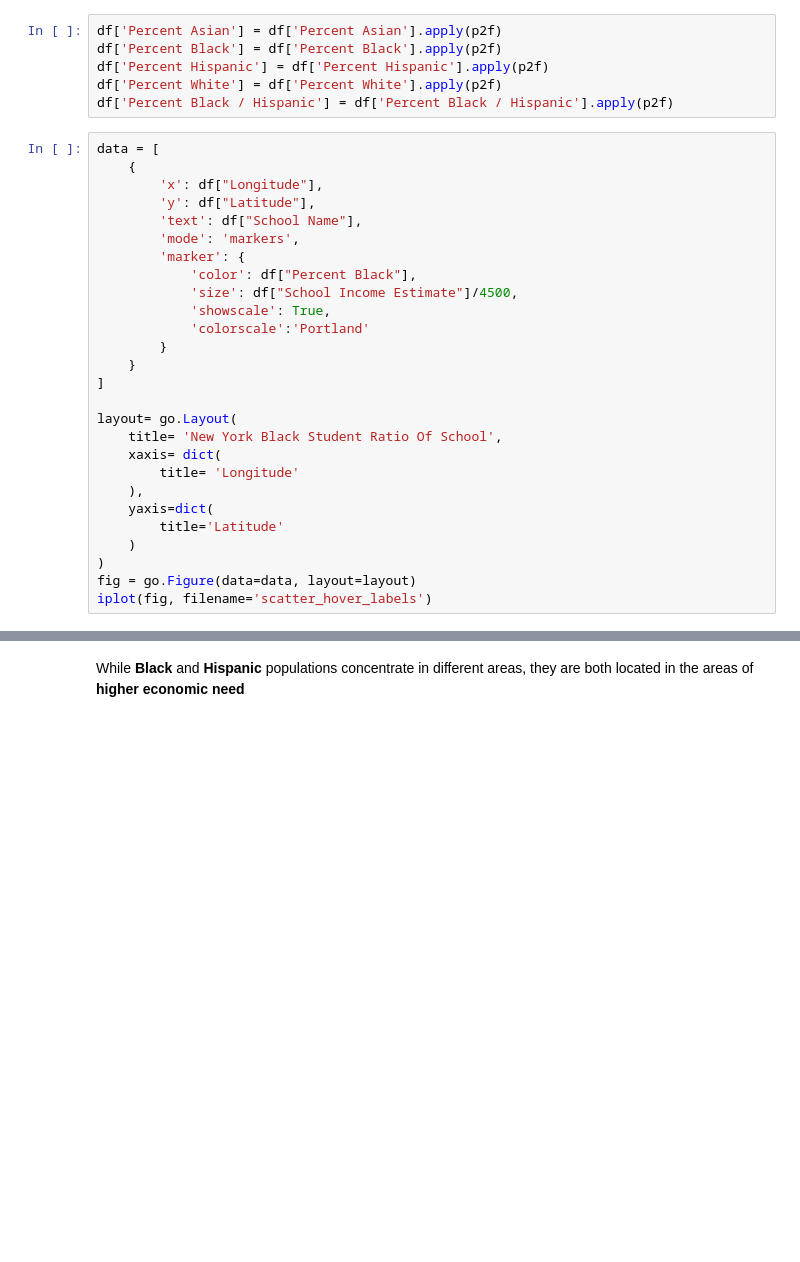
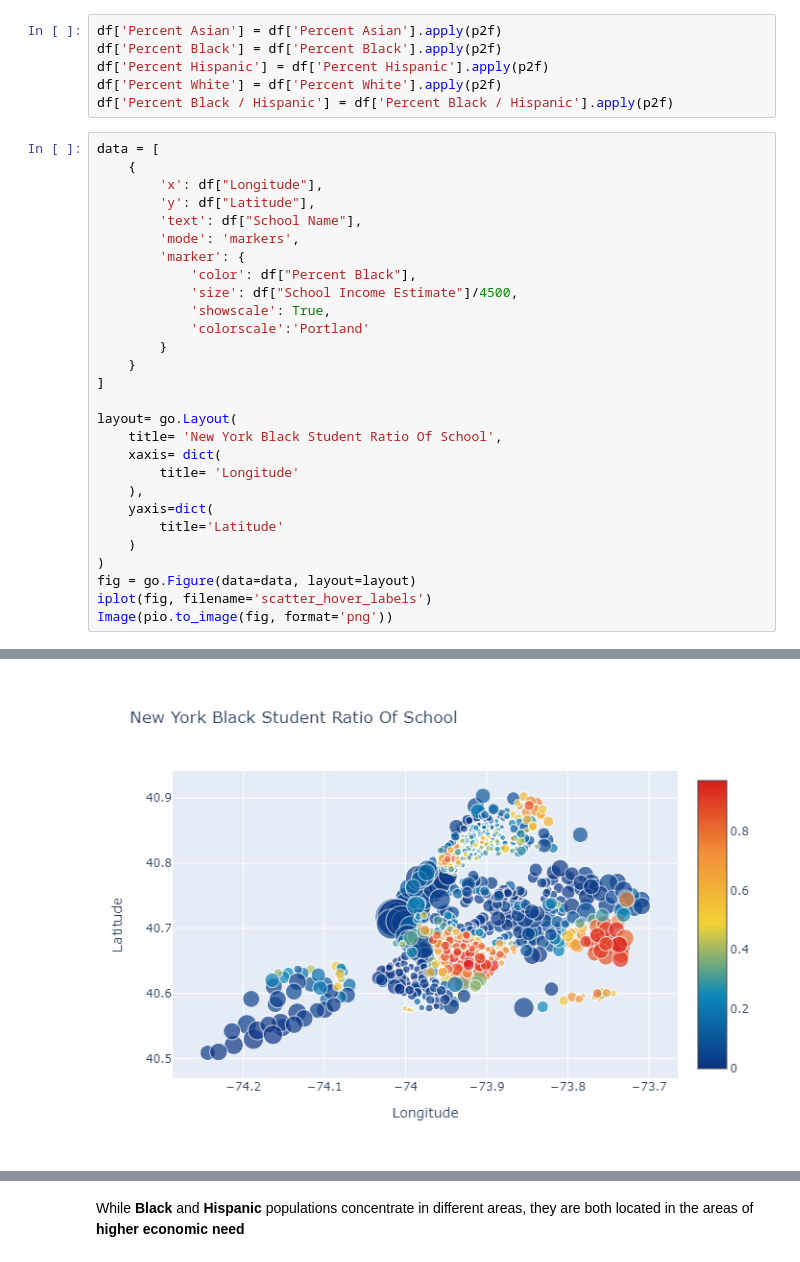
Before and after one commit to mattxushuai/Visualization, a Jupyter notebook: NYCPASS/PASSNYC.ipynb, the cells around one changed output, grey strips where cells are left out. Saved outputs shown, nothing was run; the diff lists cells and outputs as text; blank space fills up the shorter version.

```diff
--- a/NYCPASS/PASSNYC.ipynb
+++ b/NYCPASS/PASSNYC.ipynb
@@ -117,32 +122,34 @@ df['Percent Black / Hispanic'] = df['Percent Black / Hispanic'].apply(p2f)
 # %%
 data = [
     {
         'x': df["Longitude"],
         'y': df["Latitude"],
         'text': df["School Name"],
         'mode': 'markers',
         'marker': {
             'color': df["Percent Black"],
             'size': df["School Income Estimate"]/4500,
             'showscale': True,
             'colorscale':'Portland'
         }
     }
 ]
 
 layout= go.Layout(
     title= 'New York Black Student Ratio Of School',
     xaxis= dict(
         title= 'Longitude'
     ),
     yaxis=dict(
         title='Latitude'
     )
 )
 fig = go.Figure(data=data, layout=layout)
 iplot(fig, filename='scatter_hover_labels')
+Image(pio.to_image(fig, format='png'))
 # %% [output]
 [interactive output not drawn]
+[figure, added]
 # %%
 data = [
     {
```
Also changed, not shown: parts of 16 cells of this notebook.
